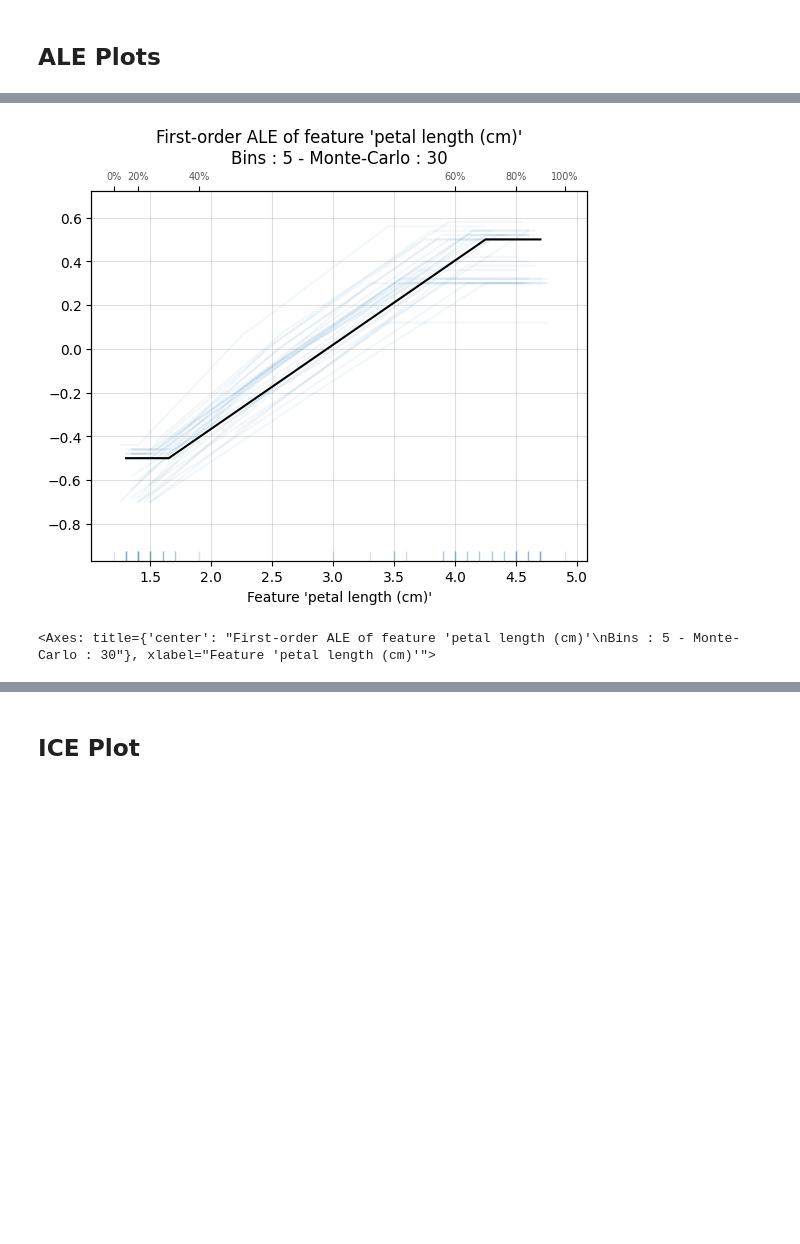
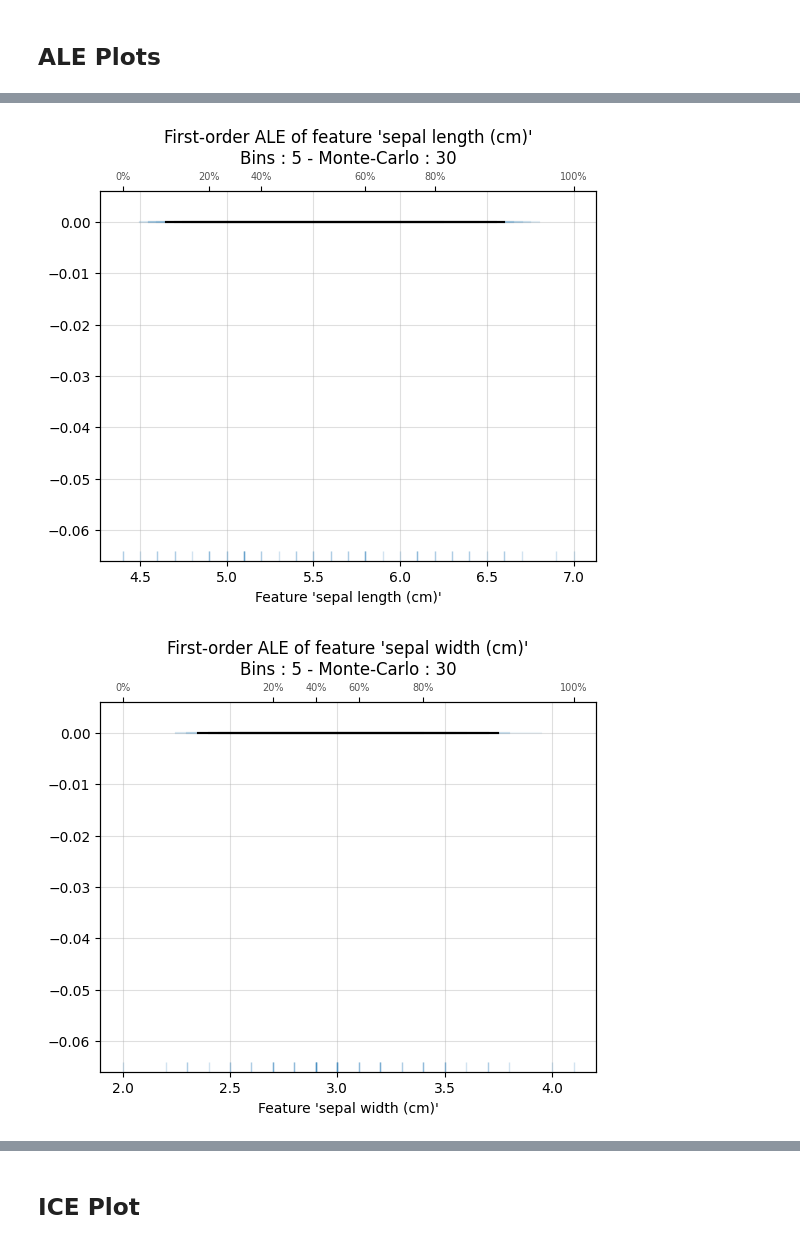
Before and after one commit to XueqingWu/Explainable_AI_Global_Explanation, a Jupyter notebook: Global_Explanation.ipynb, the cells around one changed output, grey strips where cells are left out. Cells and saved outputs as stored; diff of their text form; code cells hidden in the pictures; blank space fills up the shorter version.

```diff
--- a/Global_Explanation.ipynb
+++ b/Global_Explanation.ipynb
@@ -90,14 +90,16 @@ X = iris_df.drop("target", axis=1)
 # Train XGBoost model
 X_train, X_test, y_train, y_test = train_test_split(X, y, test_size=0.5, random_state=42)
 model = xgboost.XGBClassifier().fit(X_train, y_train)
+# %%
+features = X_train.columns
 # %% [markdown]
 ## Partial Dependence Plots (PDP)
 # %% [markdown]
 ### Impact of Petal Length
 # %%
 
-# Choose the feature of interest
-features =['petal length (cm)']
+# # Choose the feature of interest
+# features =['petal length (cm)']
 
 # Use PartialDependenceDisplay to plot PDP
 PartialDependenceDisplay.from_estimator(model, X_test, features, kind='average') #kind='both'
@@ -108,7 +110,7 @@ PartialDependenceDisplay.from_estimator(model, X_test, features, kind='average')
 ### Impact of Petal Width
 # %%
 # Choose the feature of interest
-features =['petal width (cm)']
+# features =['petal width (cm)']
 
 # Use PartialDependenceDisplay to plot PDP
 PartialDependenceDisplay.from_estimator(model, X_test, features, kind='average') #kind='both'
@@ -118,6 +120,7 @@ PartialDependenceDisplay.from_estimator(model, X_test, features, kind='average')
 # %% [markdown]
 ## ALE Plots
 # %%
-# Use default parameters for 1D Main Effect ALE Plot
-ale_plot(model, X_train, 'petal length (cm)', monte_carlo=True)
+for f in features:
+  # Use default parameters for 1D Main Effect ALE Plot
+  ale_plot(model, X_train, f, monte_carlo=True)
 # %% [output]
@@ -126,15 +131,16 @@ ale_plot(model, X_train, 'petal length (cm)', monte_carlo=True)
 # %%
 
-# Change hyperparameters for 1D Main Effect ALE Plot
-ale_plot(
-    model,
-    X_train,
-    "petal length (cm)",
-    bins=5,
-    monte_carlo=True,
-    monte_carlo_rep=30,
-    monte_carlo_ratio=0.5,
-)
+for f in features:
+  # Change hyperparameters for 1D Main Effect ALE Plot
+  ale_plot(
+      model,
+      X_train,
+      f,
+      bins=5,
+      monte_carlo=True,
+      monte_carlo_rep=30,
+      monte_carlo_ratio=0.5,
+  )
 # %% [output]
-[figure, old version]
+[figure, new version]
-<Axes: title={'center': "First-order ALE of feature 'petal length (cm)'\nBins : 5 - Monte-Carlo : 30"}, xlabel="Feature 'petal length (cm)'">
+[figure, added]
```
Also changed, not shown: parts of 7 cells of this notebook.
